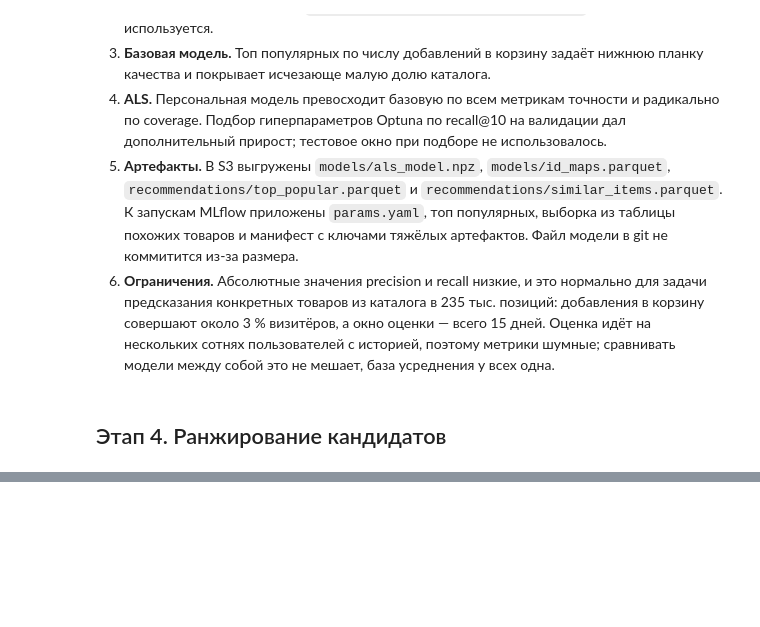
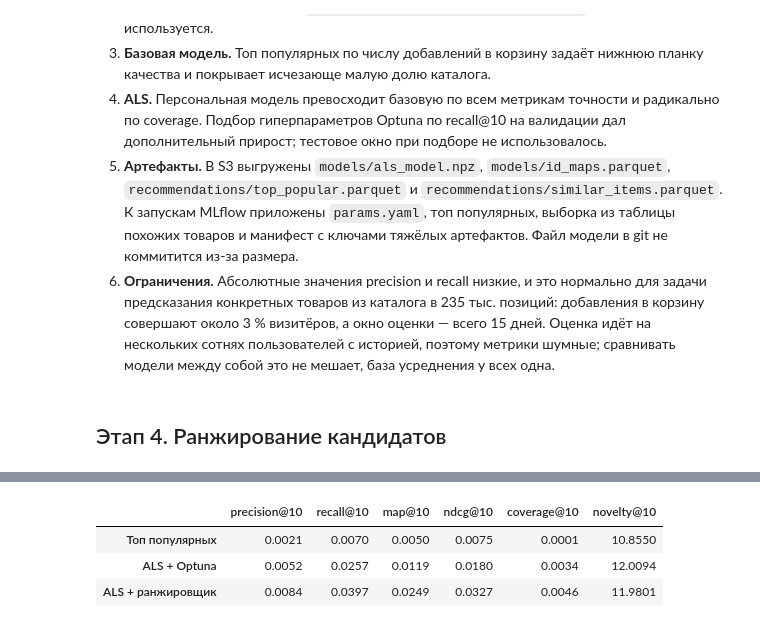
Before and after one commit to demetrioprotasov/mle-pr-final, a Jupyter notebook: notebooks/recommendations.ipynb, the cells around one changed output, grey strips where cells are left out. Cells and saved outputs as stored; diff of their text form; code cells hidden in the pictures; blank space fills up the shorter version.

```diff
--- a/notebooks/recommendations.ipynb
+++ b/notebooks/recommendations.ipynb
@@ -727,0 +971,33 @@ print(f"вложенных запусков trial_*: {len(runs) - len(main_runs)
+# %%
+# у популярных товаров скор совпадает при равном числе добавлений в корзину,
+# поэтому порядок задаём позицией в списке, а не скором
+pool_pop = X_test[["visitorid", "itemid", "pop_rank"]].copy()
+pool_pop["pop_order"] = -pool_pop["pop_rank"]
+
+recs_pool_pop = top_by_score(pool_pop, TOP_K, "pop_order")
+recs_pool_als = top_by_score(
+    X_test[["visitorid", "itemid", "als_score"]], TOP_K, "als_score"
+)
+recs_ranker = top_by_score(
+    X_test[["visitorid", "itemid", "cb_score"]], TOP_K, "cb_score"
+)
+
+pool_pop_metrics = evaluate(
+    recs_pool_pop, pos_test, TOP_K, catalog_train, pop_train, base_test
+)
+pool_als_metrics = evaluate(
+    recs_pool_als, pos_test, TOP_K, catalog_train, pop_train, base_test
+)
+ranker_test_metrics = evaluate(
+    recs_ranker, pos_test, TOP_K, catalog_train, pop_train, base_test
+)
+
+check = pd.DataFrame(
+    {
+        "этап 3": [pop_test_metrics["recall"], best_test_metrics["recall"]],
+        "тот же пул": [pool_pop_metrics["recall"], pool_als_metrics["recall"]],
+    },
+    index=["Топ популярных", "ALS + Optuna"],
+).round(4)
+print("сверка recall@10 с этапом 3:")
+display(check)
@@ -727,0 +1009,15 @@ print(f"вложенных запусков trial_*: {len(runs) - len(main_runs)
+# %%
+test_results = pd.DataFrame(
+    {
+        "Топ популярных": pop_test_metrics,
+        "ALS + Optuna": best_test_metrics,
+        "ALS + ранжировщик": ranker_test_metrics,
+    }
+).T.round(4)
+test_results = test_results.rename(columns=lambda c: f"{c}@{TOP_K}")
+display(test_results)
+# %% [output]
+|  | precision@10 | recall@10 | map@10 | ndcg@10 | coverage@10 | novelty@10 |
+| Топ популярных | 0.0021 | 0.0070 | 0.0050 | 0.0075 | 0.0001 | 10.8550 |
+| ALS + Optuna | 0.0052 | 0.0257 | 0.0119 | 0.0180 | 0.0034 | 12.0094 |
+| ALS + ранжировщик | 0.0084 | 0.0397 | 0.0249 | 0.0327 | 0.0046 | 11.9801 |
```
Also changed, not shown: parts of 33 cells of this notebook, 6 other files.
